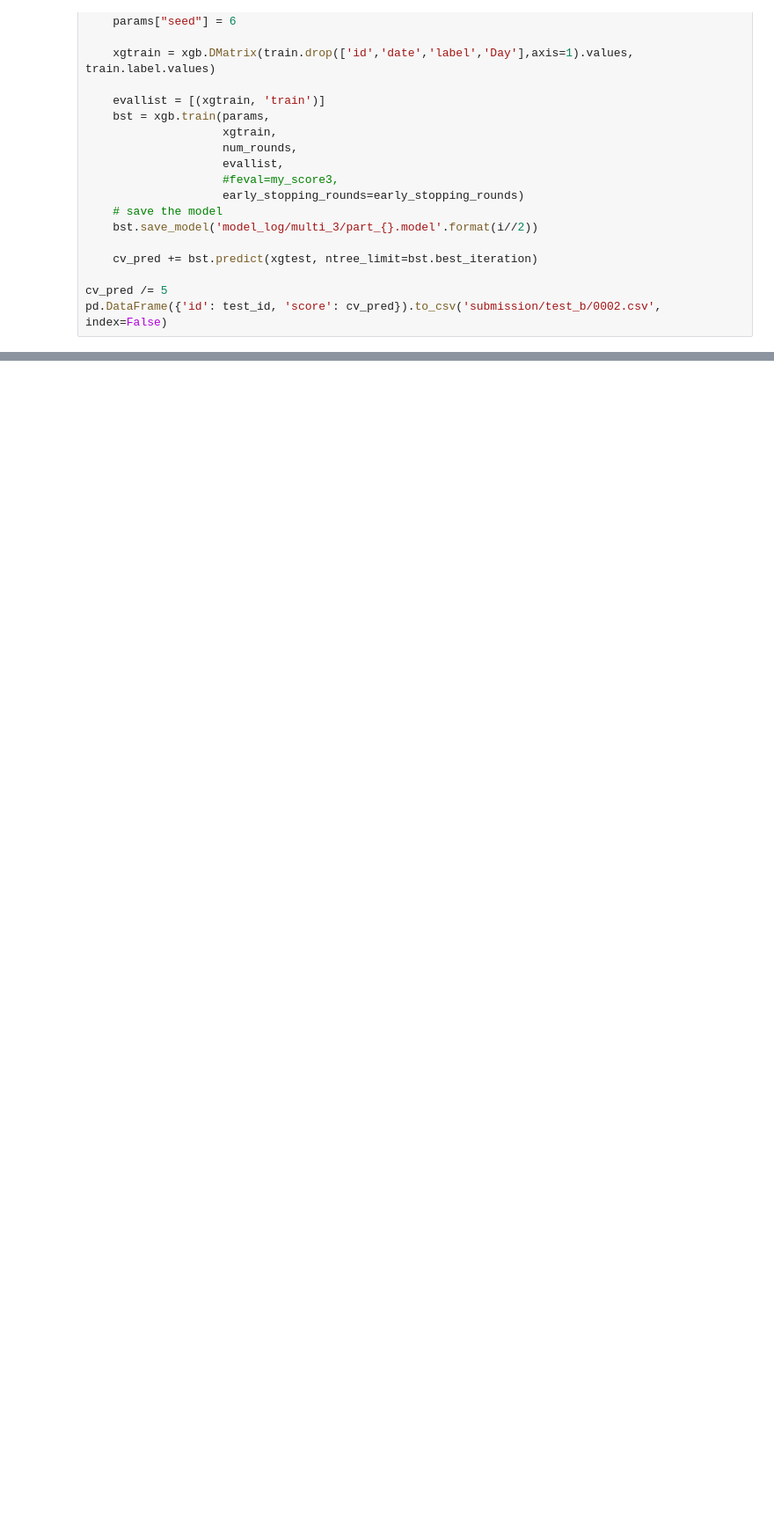
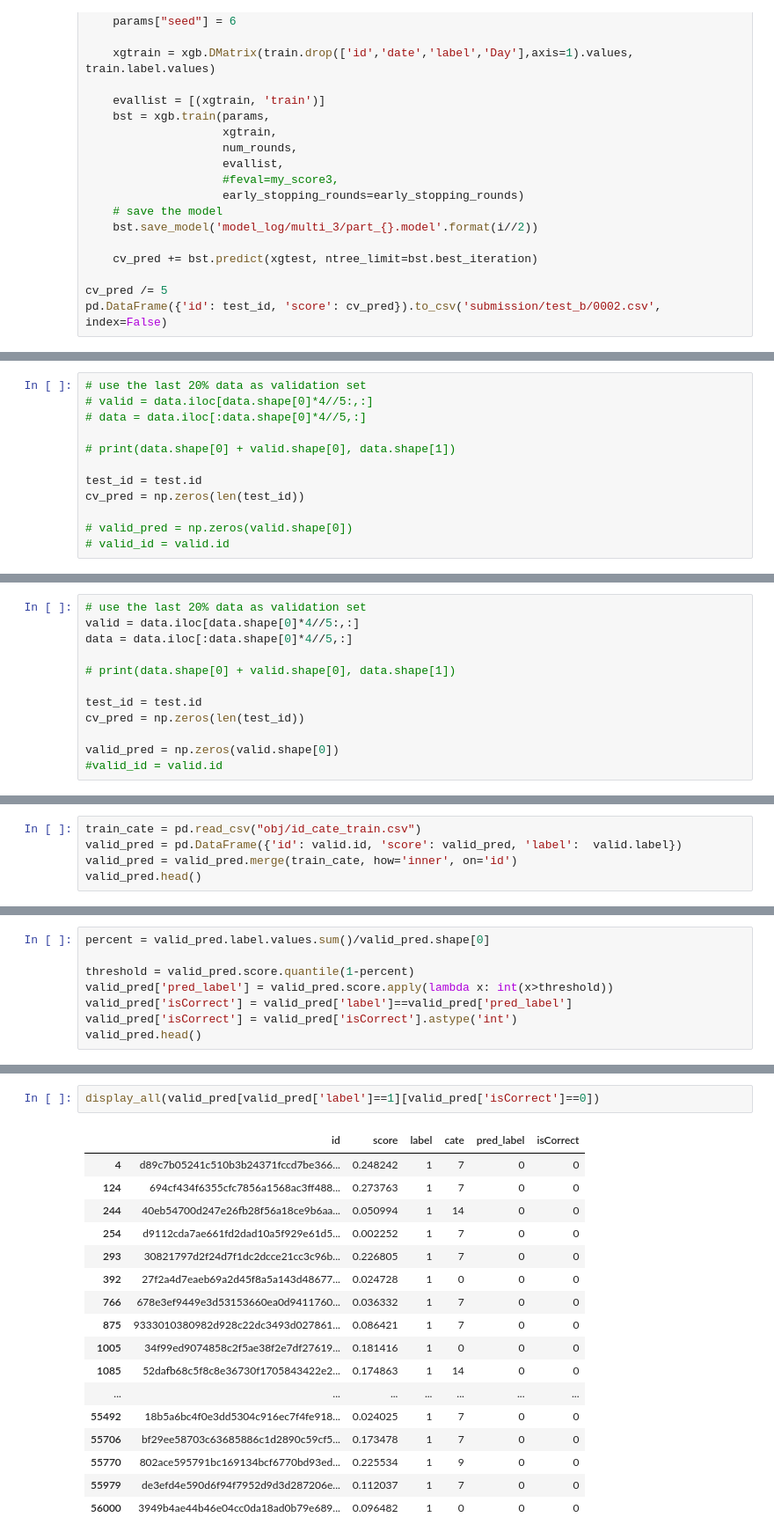
Before and after one commit to xiaosuper163/atec, a Jupyter notebook: fraud_b.ipynb, the cells around one changed output, grey strips where cells are left out. Shown at 88% size. Saved outputs shown, nothing was run; the diff lists cells and outputs as text; blank space fills up the shorter version.

```diff
--- a/fraud_b.ipynb
+++ b/fraud_b.ipynb
@@ -192,0 +303,12 @@ pd.DataFrame({'id': test_id, 'score': cv_pred}).to_csv('submission/test_b/0002.c
+# %%
+# use the last 20% data as validation set
+# valid = data.iloc[data.shape[0]*4//5:,:]
+# data = data.iloc[:data.shape[0]*4//5,:]
+
+# print(data.shape[0] + valid.shape[0], data.shape[1])
+
+test_id = test.id
+cv_pred = np.zeros(len(test_id))
+
+# valid_pred = np.zeros(valid.shape[0])
+# valid_id = valid.id
@@ -192,0 +362,12 @@ pd.DataFrame({'id': test_id, 'score': cv_pred}).to_csv('submission/test_b/0002.c
+# %%
+# use the last 20% data as validation set
+valid = data.iloc[data.shape[0]*4//5:,:]
+data = data.iloc[:data.shape[0]*4//5,:]
+
+# print(data.shape[0] + valid.shape[0], data.shape[1])
+
+test_id = test.id
+cv_pred = np.zeros(len(test_id))
+
+valid_pred = np.zeros(valid.shape[0])
+#valid_id = valid.id
@@ -192,0 +444,5 @@ pd.DataFrame({'id': test_id, 'score': cv_pred}).to_csv('submission/test_b/0002.c
+# %%
+train_cate = pd.read_csv("obj/id_cate_train.csv")
+valid_pred = pd.DataFrame({'id': valid.id, 'score': valid_pred, 'label':  valid.label})
+valid_pred = valid_pred.merge(train_cate, how='inner', on='id')
+valid_pred.head()
@@ -192,0 +456,8 @@ pd.DataFrame({'id': test_id, 'score': cv_pred}).to_csv('submission/test_b/0002.c
+# %%
+percent = valid_pred.label.values.sum()/valid_pred.shape[0]
+
+threshold = valid_pred.score.quantile(1-percent)
+valid_pred['pred_label'] = valid_pred.score.apply(lambda x: int(x>threshold))
+valid_pred['isCorrect'] = valid_pred['label']==valid_pred['pred_label']
+valid_pred['isCorrect'] = valid_pred['isCorrect'].astype('int')
+valid_pred.head()
@@ -192,0 +545,20 @@ pd.DataFrame({'id': test_id, 'score': cv_pred}).to_csv('submission/test_b/0002.c
+# %%
+display_all(valid_pred[valid_pred['label']==1][valid_pred['isCorrect']==0])
+# %% [output]
+|  | id | score | label | cate | pred_label | isCorrect |
+| 4 | d89c7b05241c510b3b24371fccd7be366... | 0.248242 | 1 | 7 | 0 | 0 |
+| 124 | 694cf434f6355cfc7856a1568ac3ff488... | 0.273763 | 1 | 7 | 0 | 0 |
+| 244 | 40eb54700d247e26fb28f56a18ce9b6aa... | 0.050994 | 1 | 14 | 0 | 0 |
+| 254 | d9112cda7ae661fd2dad10a5f929e61d5... | 0.002252 | 1 | 7 | 0 | 0 |
+| 293 | 30821797d2f24d7f1dc2dcce21cc3c96b... | 0.226805 | 1 | 7 | 0 | 0 |
+| 392 | 27f2a4d7eaeb69a2d45f8a5a143d48677... | 0.024728 | 1 | 0 | 0 | 0 |
+| 766 | 678e3ef9449e3d53153660ea0d9411760... | 0.036332 | 1 | 7 | 0 | 0 |
+| 875 | 9333010380982d928c22dc3493d027861... | 0.086421 | 1 | 7 | 0 | 0 |
+| 1005 | 34f99ed9074858c2f5ae38f2e7df27619... | 0.181416 | 1 | 0 | 0 | 0 |
+| 1085 | 52dafb68c5f8c8e36730f1705843422e2... | 0.174863 | 1 | 14 | 0 | 0 |
+| ... | ... | ... | ... | ... | ... | ... |
+| 55492 | 18b5a6bc4f0e3dd5304c916ec7f4fe918... | 0.024025 | 1 | 7 | 0 | 0 |
+| 55706 | bf29ee58703c63685886c1d2890c59cf5... | 0.173478 | 1 | 7 | 0 | 0 |
+| 55770 | 802ace595791bc169134bcf6770bd93ed... | 0.225534 | 1 | 9 | 0 | 0 |
+| 55979 | de3efd4e590d6f94f7952d9d3d287206e... | 0.112037 | 1 | 7 | 0 | 0 |
+| 56000 | 3949b4ae44b46e04cc0da18ad0b79e689... | 0.096482 | 1 | 0 | 0 | 0 |
```
Also changed, not shown: parts of 50 cells of this notebook, 3 other files.
